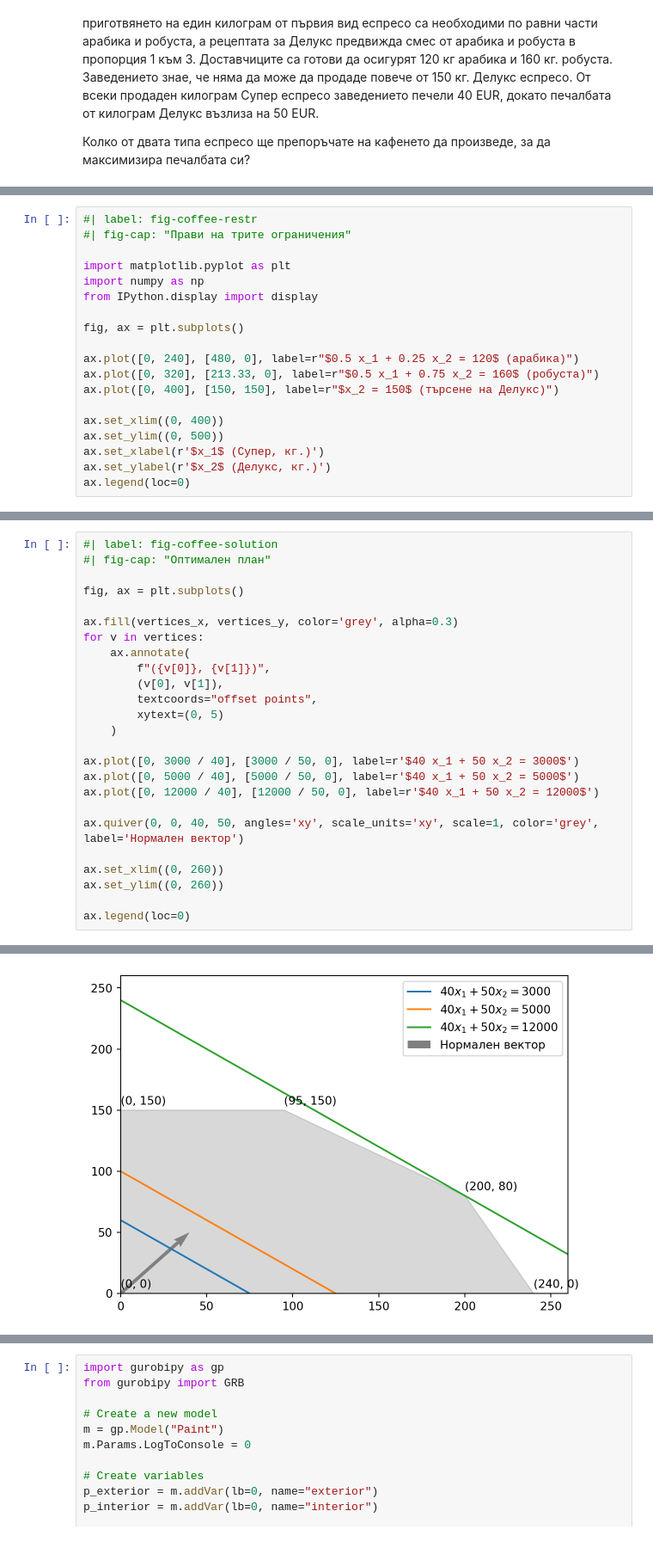
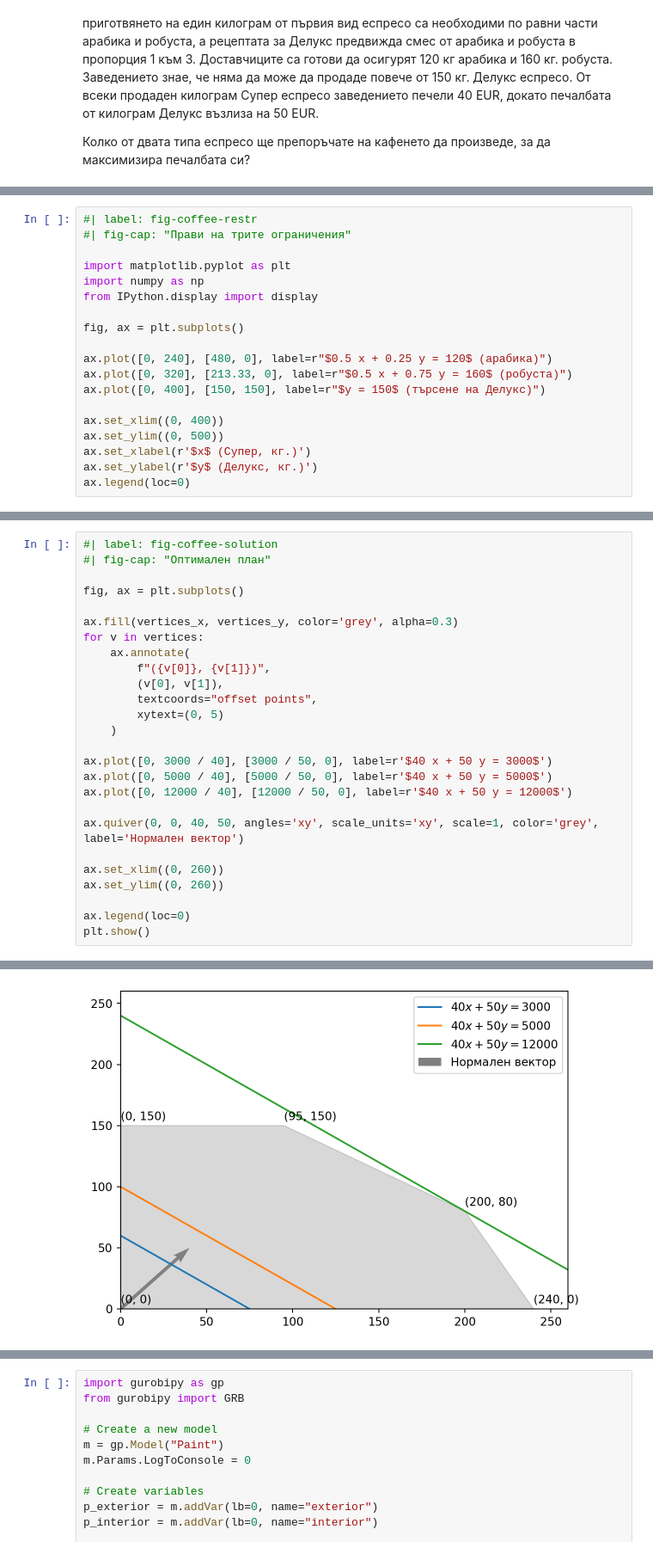
Before and after one commit to febse/opt2026, a Jupyter notebook: 02-Graphical-1.ipynb, the cells around one changed output, grey strips where cells are left out. Shown at 86% size. Cells and saved outputs as stored; diff of their text form.

```diff
--- a/02-Graphical-1.ipynb
+++ b/02-Graphical-1.ipynb
@@ -73,14 +77,14 @@ from IPython.display import display
 
 fig, ax = plt.subplots()
 
-ax.plot([0, 240], [480, 0], label=r"$0.5 x_1 + 0.25 x_2 = 120$ (арабика)")
-ax.plot([0, 320], [213.33, 0], label=r"$0.5 x_1 + 0.75 x_2 = 160$ (робуста)")
-ax.plot([0, 400], [150, 150], label=r"$x_2 = 150$ (търсене на Делукс)")
+ax.plot([0, 240], [480, 0], label=r"$0.5 x + 0.25 y = 120$ (арабика)")
+ax.plot([0, 320], [213.33, 0], label=r"$0.5 x + 0.75 y = 160$ (робуста)")
+ax.plot([0, 400], [150, 150], label=r"$y = 150$ (търсене на Делукс)")
 
 ax.set_xlim((0, 400))
 ax.set_ylim((0, 500))
-ax.set_xlabel(r'$x_1$ (Супер, кг.)')
-ax.set_ylabel(r'$x_2$ (Делукс, кг.)')
+ax.set_xlabel(r'$x$ (Супер, кг.)')
+ax.set_ylabel(r'$y$ (Делукс, кг.)')
 ax.legend(loc=0)
 # %% [output]
 <matplotlib.legend.Legend at 0x...>
@@ -457,9 +460,9 @@ for v in vertices:
         xytext=(0, 5)
     )
 
-ax.plot([0, 3000 / 40], [3000 / 50, 0], label=r'$40 x_1 + 50 x_2 = 3000$')
-ax.plot([0, 5000 / 40], [5000 / 50, 0], label=r'$40 x_1 + 50 x_2 = 5000$')
-ax.plot([0, 12000 / 40], [12000 / 50, 0], label=r'$40 x_1 + 50 x_2 = 12000$')
+ax.plot([0, 3000 / 40], [3000 / 50, 0], label=r'$40 x + 50 y = 3000$')
+ax.plot([0, 5000 / 40], [5000 / 50, 0], label=r'$40 x + 50 y = 5000$')
+ax.plot([0, 12000 / 40], [12000 / 50, 0], label=r'$40 x + 50 y = 12000$')
 
 ax.quiver(0, 0, 40, 50, angles='xy', scale_units='xy', scale=1, color='grey', label='Нормален вектор')
 
@@ -467,4 +470,5 @@ ax.set_xlim((0, 260))
 ax.set_ylim((0, 260))
 
 ax.legend(loc=0)
+plt.show()
 # %% [output]
@@ -472 +475 @@ ax.legend(loc=0)
-[figure, old version]
+[figure, new version]
```
Also changed, not shown: parts of 13 cells of this notebook, 2 other files.
